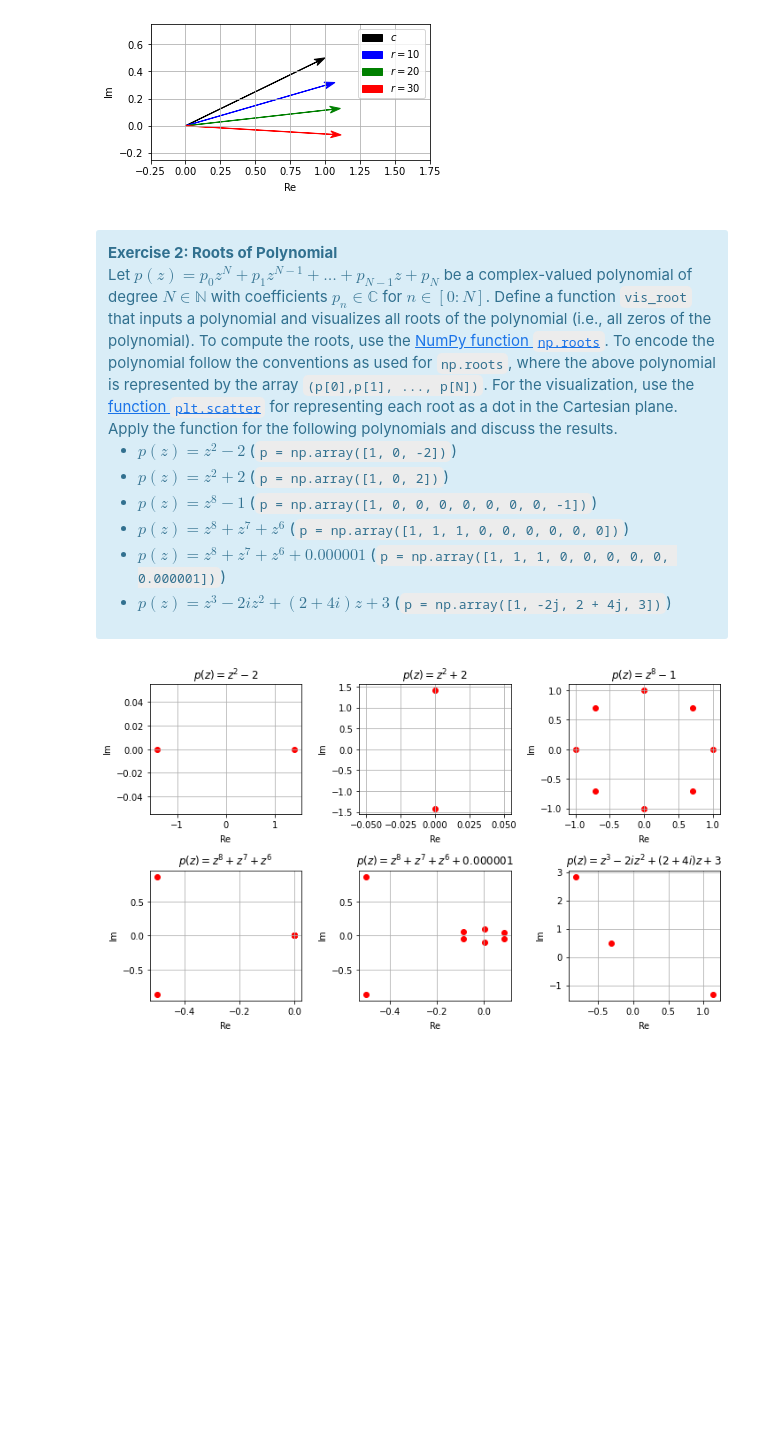
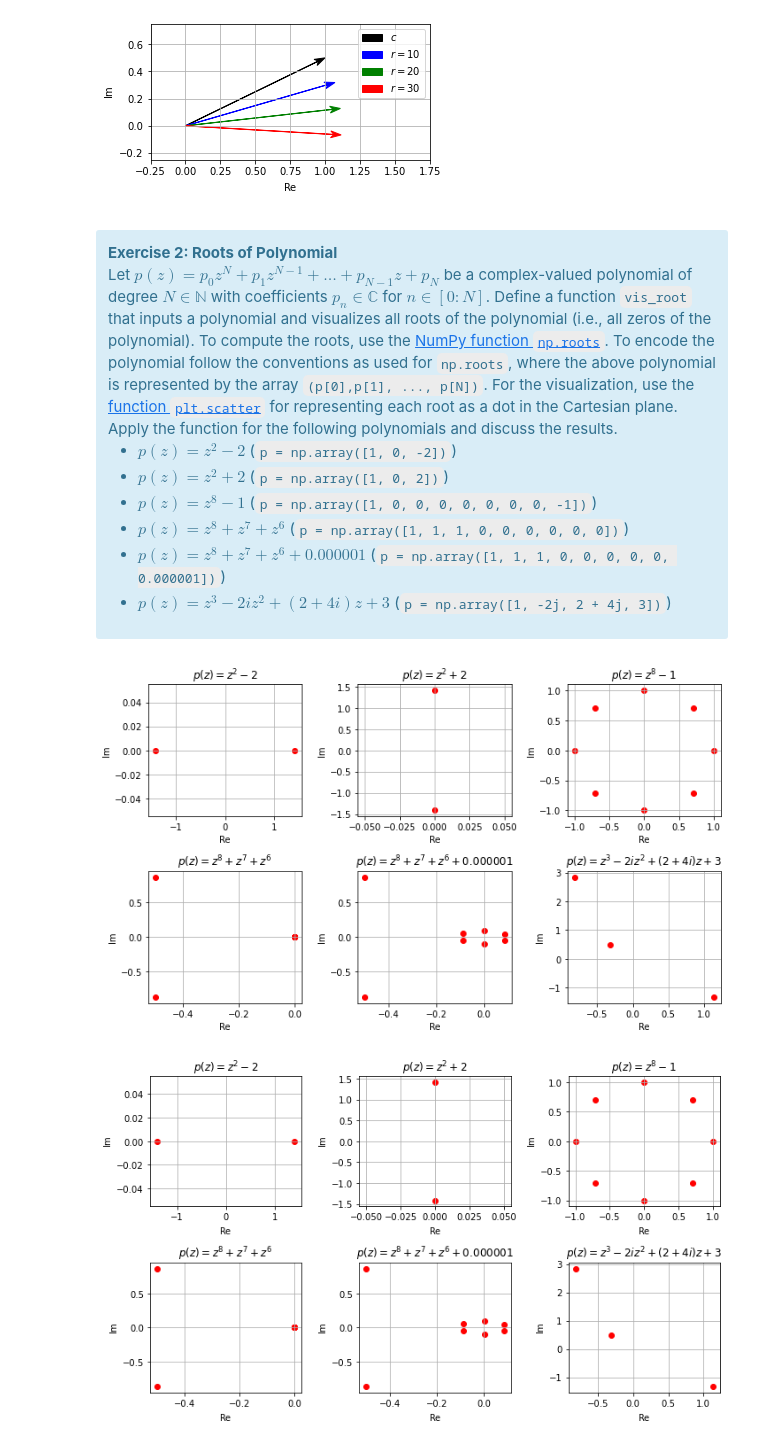
Before and after one commit to nwexlerfau/PCP, a Jupyter notebook: PCP_06_complex.ipynb, the cells around one changed output. Saved outputs shown, nothing was run; the diff lists cells and outputs as text; code cells hidden in the pictures; blank space fills up the shorter version.

```diff
--- a/PCP_06_complex.ipynb
+++ b/PCP_06_complex.ipynb
@@ -373,6 +373,6 @@ Let $p(z)= p_0 z^N + p_1 z^{N-1} + \ldots + p_{N-1}z + p_N$ be a complex-valued
     <li>$p(z)=z^8-1$ (<code>p = np.array([1, 0, 0, 0, 0, 0, 0, 0, -1])</code>) </li>
     <li>$p(z)=z^8 + z^7 + z^6$ (<code>p = np.array([1, 1, 1, 0, 0, 0, 0, 0, 0])</code>) </li>
     <li>$p(z)=z^8 + z^7 + z^6 + 0.000001$ (<code>p = np.array([1, 1, 1, 0, 0, 0, 0, 0, 0.000001])</code>) </li>
-    <li>$p(z)=z^3 -2iz^2 + (2+4i)z + 3 $ (<code>p = np.array([1, -2j, 2 + 4j, 3])</code>) </li>
+    <li>$p(z)=z^3 -2iz^2 + (2+4i)z + 3$ (<code>p = np.array([1, -2j, 2 + 4j, 3])</code>) </li>
 </ul>
 </div>
@@ -383,3 +379,36 @@ Let $p(z)= p_0 z^N + p_1 z^{N-1} + \ldots + p_{N-1}z + p_N$ be a complex-valued
+# %%
+#<solution>
+# Your Solution
+
+def vis_root(p):
+    roots = np.roots(p)
+    plt.scatter(np.real(roots), np.imag(roots), c='red')
+    plt.grid()
+
+p1 = np.array([1, 0, -2])
+p2 = np.array([1, 0, 2])
+p3 = np.array([1, 0, 0, 0, 0, 0, 0, 0, -1])
+p4 = np.array([1, 1, 1, 0, 0, 0, 0, 0, 0])
+p5 = np.array([1, 1, 1, 0, 0, 0, 0, 0, 0.000001])
+p6 = np.array([1, -2j, 2 + 4j, 3])
+
+ps = [p1, p2, p3, p4, p5, p6]
+fcts = [r'$p(z)=z^2-2$', r'$p(z)=z^2+2$', r'$p(z)=z^8-1$', r'$p(z)=z^8 + z^7 + z^6$', r'$p(z)=z^8 + z^7 + z^6 + 0.000001$', r'$p(z)=z^3 -2iz^2 + (2+4i)z + 3$']
+
+plt.figure(figsize=(10, 6))
+
+for i in range(0, 6):
+    plt.subplot(2, 3, i+1)
+    plt.xlabel('Re')
+    plt.ylabel('Im')
+    plt.title(fcts[i])
+    vis_root(ps[i])
+
+plt.tight_layout()
+
+#</solution>
+# %% [output]
+[figure, added]
 # %%
 libpcp.complex.exercise_polynomial(show_result=show_result)
 # %% [output]
```
Also changed, not shown: parts of 1 cell of this notebook.
